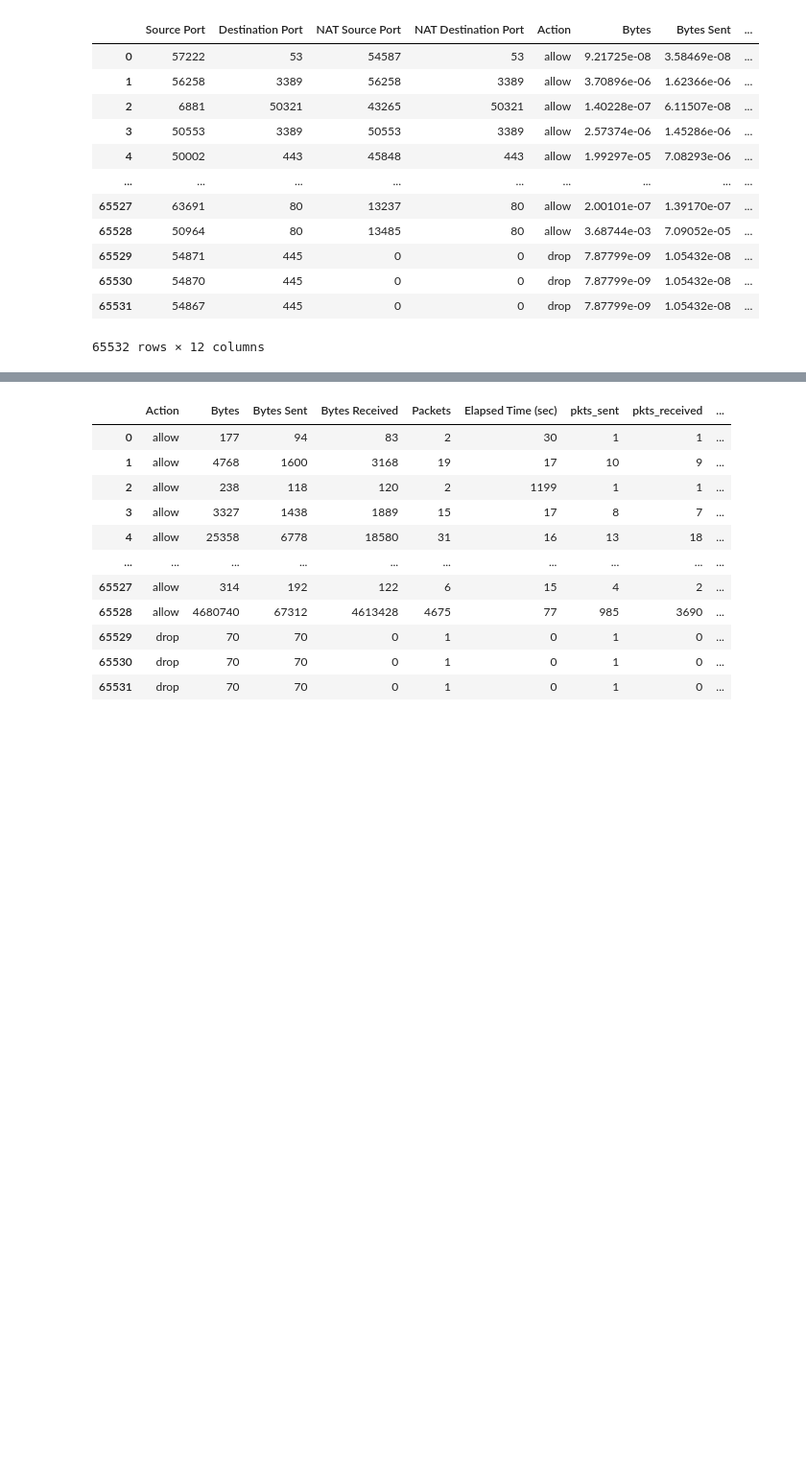
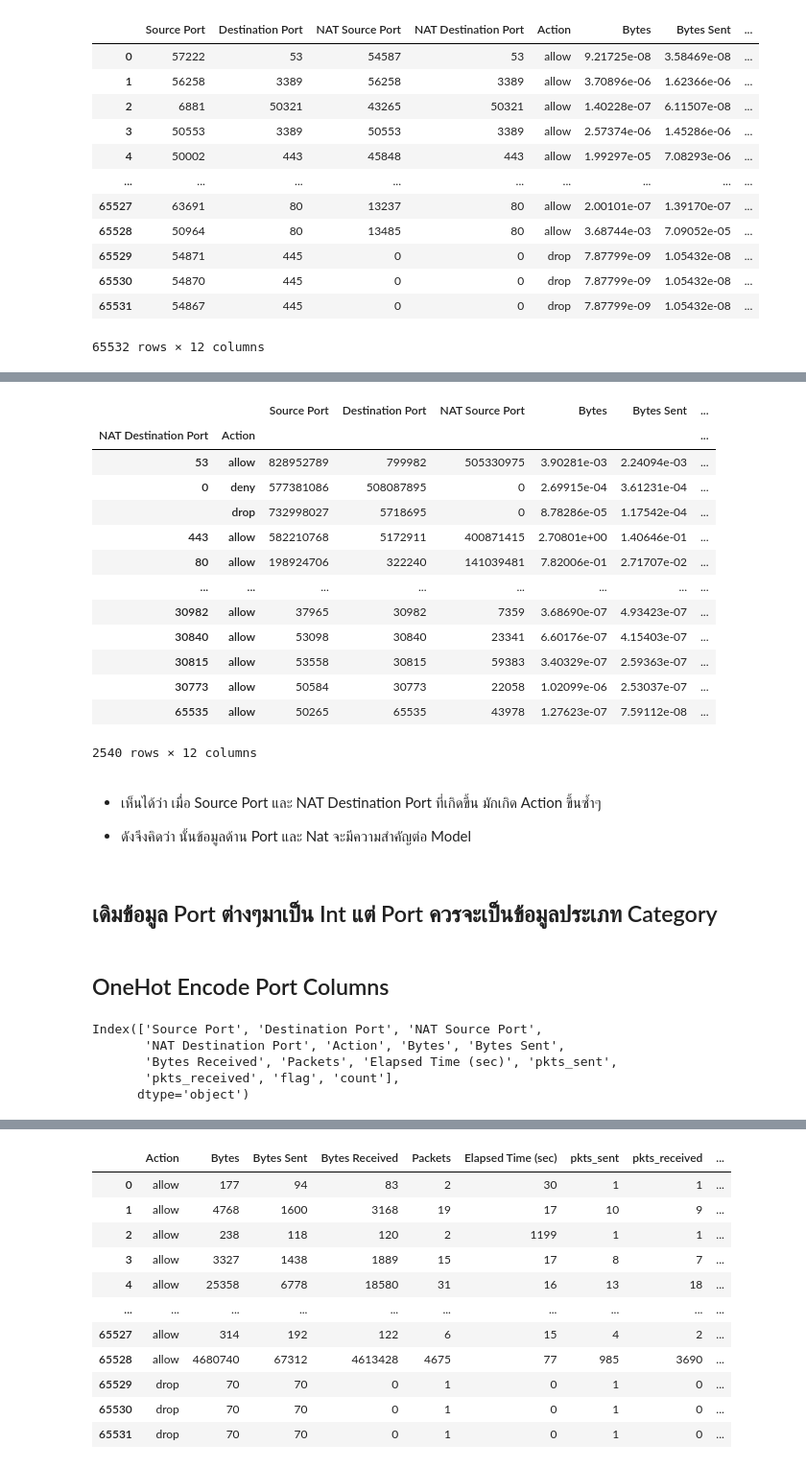
Before and after one commit to kimteespk/Firewall_log_classification, a Jupyter notebook: main.ipynb, the cells around one changed output, grey strips where cells are left out. Shown at 96% size. Saved outputs shown, nothing was run; the diff lists cells and outputs as text; code cells hidden in the pictures; blank space fills up the shorter version.

```diff
--- a/main.ipynb
+++ b/main.ipynb
@@ -419,0 +476,26 @@ data_encoded
+# %%
+df_mm_scaled.loc[df['NAT Destination Port'] == 53]['Action'].unique()
+df_mm_scaled.groupby(['NAT Destination Port', 'Action']).sum('flag').sort_values('flag', ascending= False)
+# %% [output]
+|  |  | Source Port | Destination Port | NAT Source Port | Bytes | Bytes Sent | ... |
+| NAT Destination Port | Action |  |  |  |  |  | ... |
+| 53 | allow | 828952789 | 799982 | 505330975 | 3.90281e-03 | 2.24094e-03 | ... |
+| 0 | deny | 577381086 | 508087895 | 0 | 2.69915e-04 | 3.61231e-04 | ... |
+|  | drop | 732998027 | 5718695 | 0 | 8.78286e-05 | 1.17542e-04 | ... |
+| 443 | allow | 582210768 | 5172911 | 400871415 | 2.70801e+00 | 1.40646e-01 | ... |
+| 80 | allow | 198924706 | 322240 | 141039481 | 7.82006e-01 | 2.71707e-02 | ... |
+| ... | ... | ... | ... | ... | ... | ... | ... |
+| 30982 | allow | 37965 | 30982 | 7359 | 3.68690e-07 | 4.93423e-07 | ... |
+| 30840 | allow | 53098 | 30840 | 23341 | 6.60176e-07 | 4.15403e-07 | ... |
+| 30815 | allow | 53558 | 30815 | 59383 | 3.40329e-07 | 2.59363e-07 | ... |
+| 30773 | allow | 50584 | 30773 | 22058 | 1.02099e-06 | 2.53037e-07 | ... |
+| 65535 | allow | 50265 | 65535 | 43978 | 1.27623e-07 | 7.59112e-08 | ... |
+2540 rows × 12 columns
+# %% [markdown]
+- เห็นได้ว่า เมื่อ Source Port และ NAT Destination Port ที่เกิดขึ้น มักเกิด Action ขึ้นซ้ำๆ
+
+- ดังจึงคิดว่า นั้นข้อมูลด้าน Port และ Nat จะมีความสำคัญต่อ Model
+# %% [markdown]
+## เดิมข้อมูล Port ต่างๆมาเป็น Int แต่ Port ควรจะเป็นข้อมูลประเภท Category
+# %% [markdown]
+## OneHot Encode Port Columns
@@ -419,0 +505,8 @@ data_encoded
+# %%
+df_mm_scaled.columns
+# %% [output]
+Index(['Source Port', 'Destination Port', 'NAT Source Port',
+       'NAT Destination Port', 'Action', 'Bytes', 'Bytes Sent',
+       'Bytes Received', 'Packets', 'Elapsed Time (sec)', 'pkts_sent',
+       'pkts_received', 'flag', 'count'],
+      dtype='object')
```
Also changed, not shown: parts of 65 cells of this notebook.
